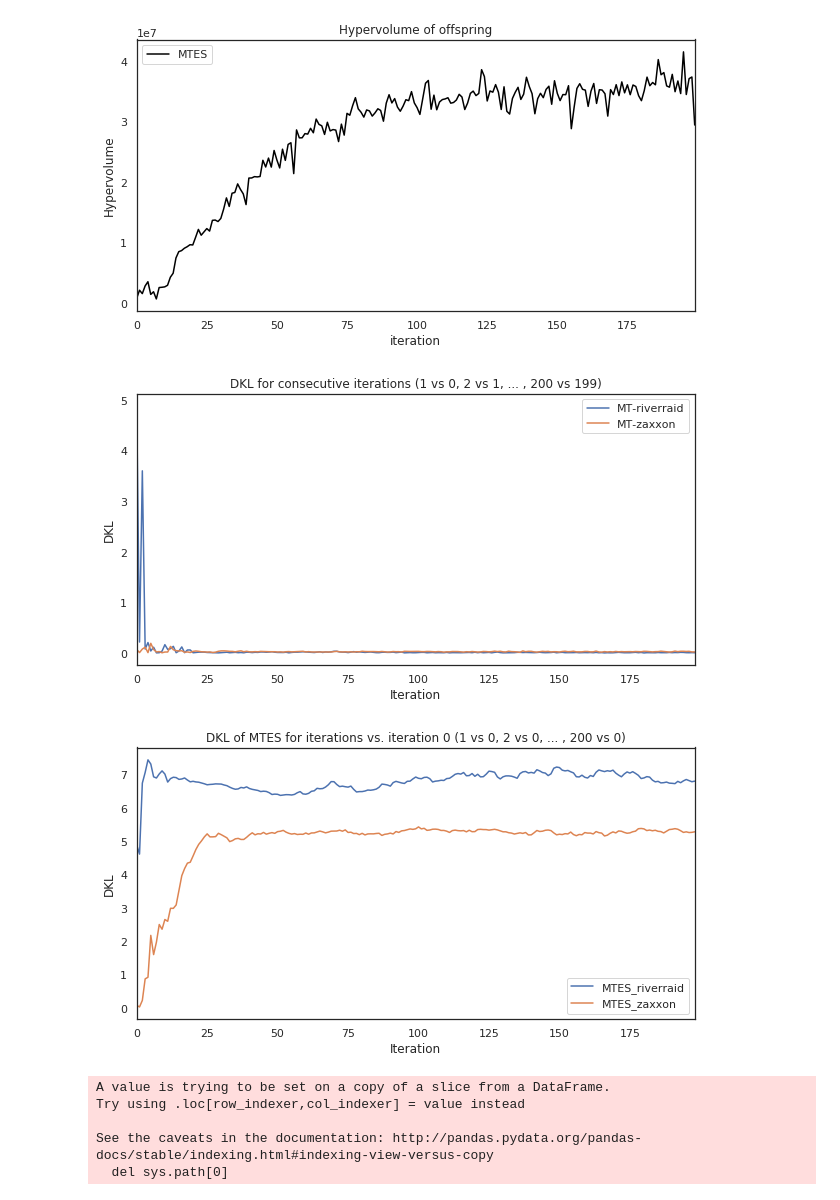
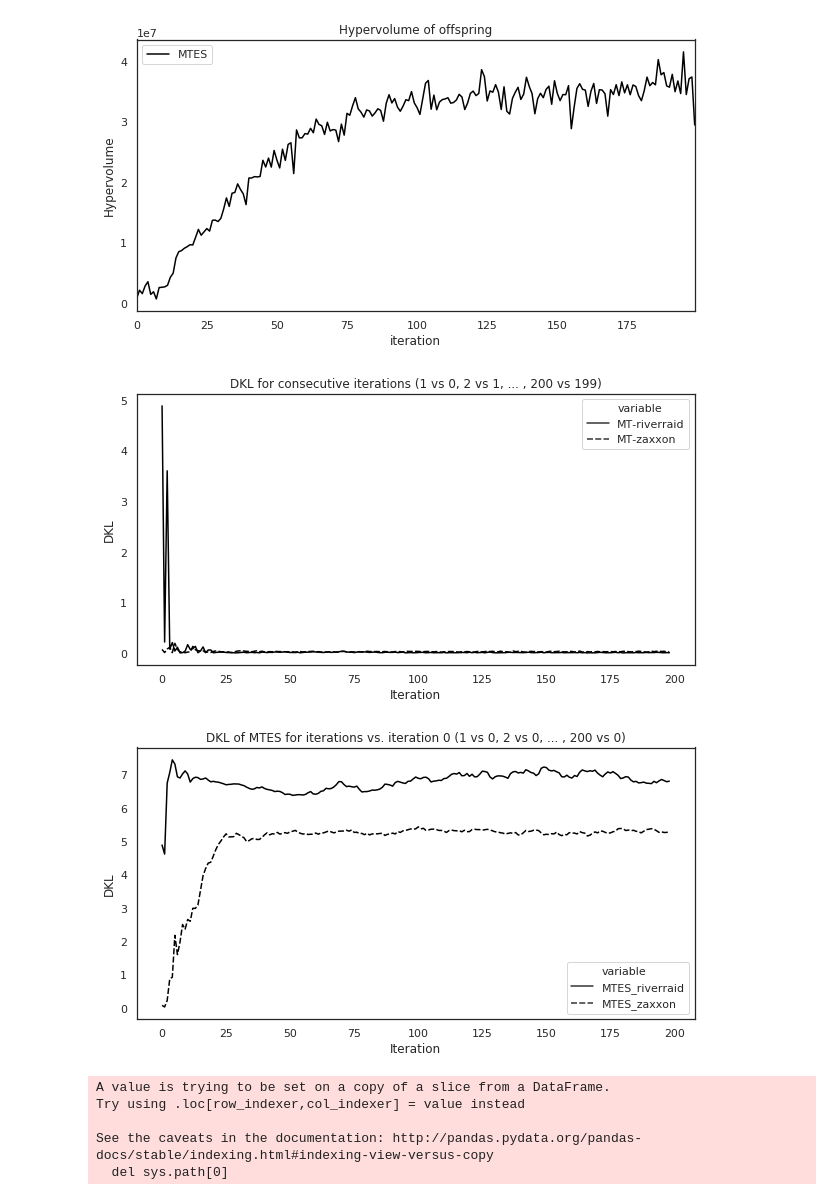
Before and after one commit to deyandyankov/research.mtne, a Jupyter notebook: gpu_implementation/analysis/all_plots.ipynb, the cells around one changed output. Saved outputs shown, nothing was run; the diff lists cells and outputs as text; code cells hidden in the pictures.

Commit message:
Latest plots

```diff
--- a/gpu_implementation/analysis/all_plots.ipynb
+++ b/gpu_implementation/analysis/all_plots.ipynb
@@ -94,26 +96,34 @@ dkl0 = pd.DataFrame.from_dict({
     'MT-zaxxon': [utils.compute_dkl(experiments['MT'], 0, i, bin_size, epsilon) for i in range(1, iterations)],
     'MT-riverraid': [utils.compute_dkl(experiments['MT'], 1, i, bin_size, epsilon) for i in range(1, iterations)]
 })
-p = dkl0.plot()
+
+df = dkl0.copy()
+df['iteration'] = df.index
+melted = pd.melt(df, id_vars=['iteration'])
+p = sns.lineplot(x='iteration', y='value', style='variable', color='black', data=melted)
 p.set_title("DKL for consecutive iterations (1 vs 0, 2 vs 1, ... , 200 vs 199)")
 p.set_xlabel("Iteration")
 p.set_ylabel("DKL")
 p.get_figure().savefig("plot5_dkl.eps")
 # %% [output]
-[figure, old version]
+[figure, new version]
 # %%
 # 6) same as 5), but y axis is “DKL for iterations (1 vs 0, 2 vs 0, 3 vs 0, ... , 200 vs 0)” (note: also in this case we need 2 plots: one for task 0, one for tasak 1)
 dkl_from0_0 = pd.DataFrame.from_dict({
     'MTES_zaxxon': [utils.compute_dkl(experiments['MT'], 0, i, bin_size, epsilon, from_0=True) for i in range(1, iterations)],
     'MTES_riverraid': [utils.compute_dkl(experiments['MT'], 1, i, bin_size, epsilon, from_0=True) for i in range(1, iterations)]
 })
-p = dkl_from0_0.plot()
+
+df = dkl_from0_0.copy()
+df['iteration'] = df.index
+melted = pd.melt(df, id_vars=['iteration'])
+p = sns.lineplot(x='iteration', y='value', style='variable', color='black', data=melted)
 p.set_title("DKL of MTES for iterations vs. iteration 0 (1 vs 0, 2 vs 0, ... , 200 vs 0)")
 p.set_xlabel("Iteration")
 p.set_ylabel("DKL")
 p.get_figure().savefig("plot6_dkl_mtes.eps")
 # %% [output]
-[figure, old version]
+[figure, new version]
 # %%
 ### SCATTERPLOTS
 # %%
```
Also changed, not shown: parts of 2 cells of this notebook, 8 other files.
